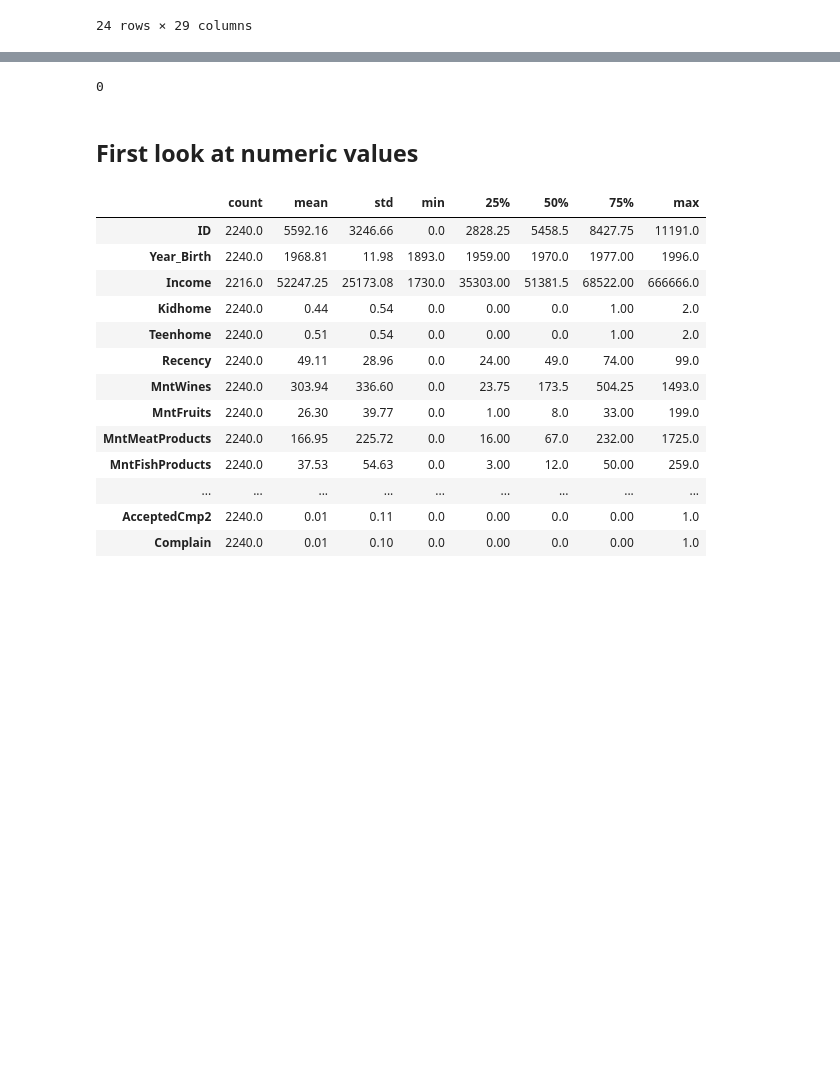
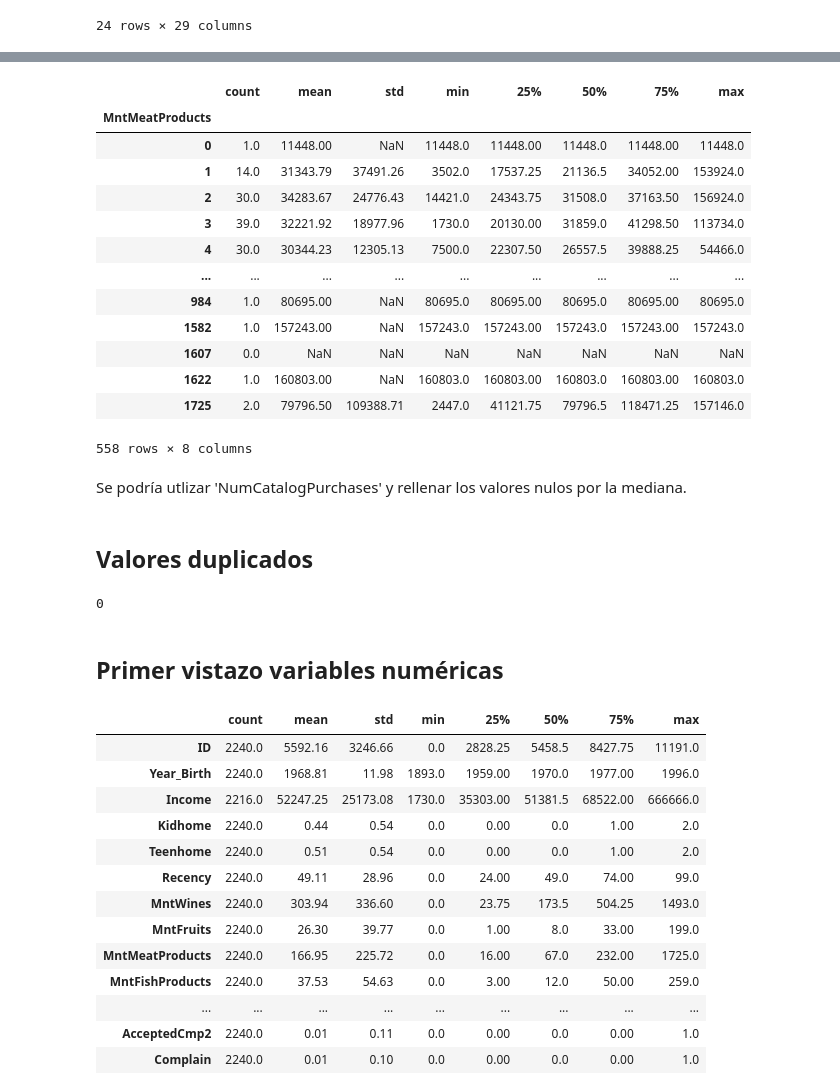
Before and after one commit to ANG112/Project_Break_ML, a Jupyter notebook: 01_data_preparation.ipynb, the cells around one changed output, grey strips where cells are left out. Cells and saved outputs as stored; diff of their text form; code cells hidden in the pictures; blank space fills up the shorter version.

```diff
--- a/01_data_preparation.ipynb
+++ b/01_data_preparation.ipynb
@@ -202,9 +259,30 @@ df.loc[df['Income'].isna()]
+# %%
+df.groupby(['MntMeatProducts'])['Income'].describe().round(2)
+# %% [output]
+|  | count | mean | std | min | 25% | 50% | 75% | max |
+| MntMeatProducts |  |  |  |  |  |  |  |  |
+| 0 | 1.0 | 11448.00 | NaN | 11448.0 | 11448.00 | 11448.0 | 11448.00 | 11448.0 |
+| 1 | 14.0 | 31343.79 | 37491.26 | 3502.0 | 17537.25 | 21136.5 | 34052.00 | 153924.0 |
+| 2 | 30.0 | 34283.67 | 24776.43 | 14421.0 | 24343.75 | 31508.0 | 37163.50 | 156924.0 |
+| 3 | 39.0 | 32221.92 | 18977.96 | 1730.0 | 20130.00 | 31859.0 | 41298.50 | 113734.0 |
+| 4 | 30.0 | 30344.23 | 12305.13 | 7500.0 | 22307.50 | 26557.5 | 39888.25 | 54466.0 |
+| ... | ... | ... | ... | ... | ... | ... | ... | ... |
+| 984 | 1.0 | 80695.00 | NaN | 80695.0 | 80695.00 | 80695.0 | 80695.00 | 80695.0 |
+| 1582 | 1.0 | 157243.00 | NaN | 157243.0 | 157243.00 | 157243.0 | 157243.00 | 157243.0 |
+| 1607 | 0.0 | NaN | NaN | NaN | NaN | NaN | NaN | NaN |
+| 1622 | 1.0 | 160803.00 | NaN | 160803.0 | 160803.00 | 160803.0 | 160803.00 | 160803.0 |
+| 1725 | 2.0 | 79796.50 | 109388.71 | 2447.0 | 41121.75 | 79796.5 | 118471.25 | 157146.0 |
+558 rows × 8 columns
+# %% [markdown]
+Se podría utlizar 'NumCatalogPurchases' y rellenar los valores nulos por la mediana.
+# %% [markdown]
+## Valores duplicados
 # %%
 df.duplicated().sum()
 # %% [output]
 0
-# %% [markdown]
-## First look at numeric values
+# %% [markdown]
+## Primer vistazo variables numéricas
 # %%
 df.describe().T.round(2)
 # %% [output]
```
Also changed, not shown: parts of 51 cells of this notebook, 7 other files.
